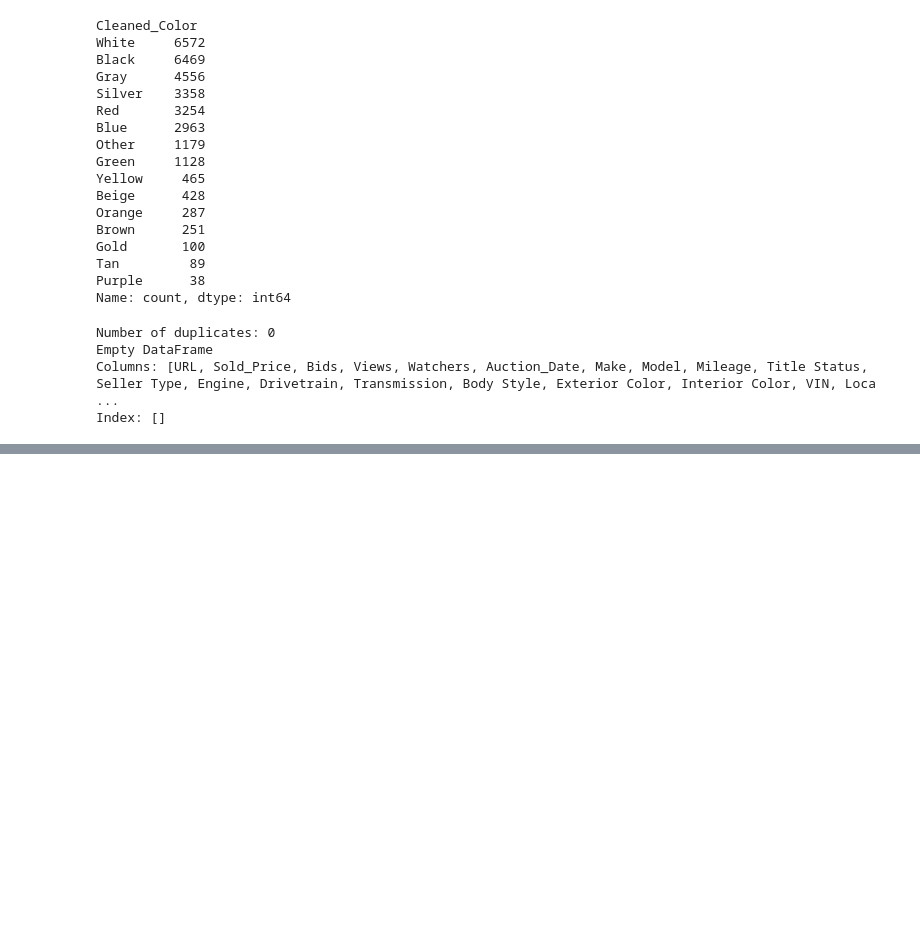
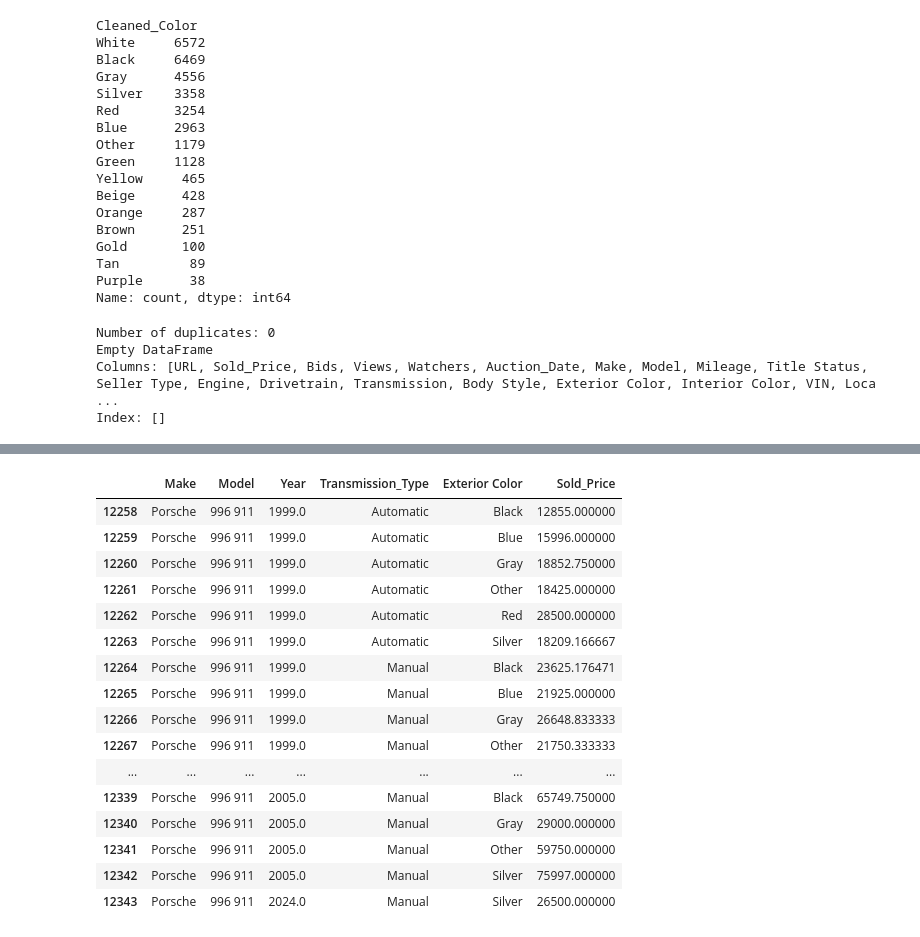
Before and after one commit to nickmiller173/classic_cars, a Jupyter notebook: experimentation/app_options.ipynb, the cells around one changed output, grey strips where cells are left out. Drawn from its saved outputs; the diff is of its cells as text; code cells hidden in the pictures; blank space fills up the shorter version.

```diff
--- a/experimentation/app_options.ipynb
+++ b/experimentation/app_options.ipynb
@@ -297,0 +314,25 @@ Name: count, dtype: int64
+# %%
+# Add .reset_index() at the end
+avg = df.groupby(['Make', 'Model', 'Year', 'Transmission_Type', 'Exterior Color'])['Sold_Price'].mean().reset_index()
+
+# Now this will work perfectly
+porsche = avg[(avg['Make'] == 'Porsche') & (avg['Model'] == '996 911')]
+porsche
+# %% [output]
+|  | Make | Model | Year | Transmission_Type | Exterior Color | Sold_Price |
+| 12258 | Porsche | 996 911 | 1999.0 | Automatic | Black | 12855.000000 |
+| 12259 | Porsche | 996 911 | 1999.0 | Automatic | Blue | 15996.000000 |
+| 12260 | Porsche | 996 911 | 1999.0 | Automatic | Gray | 18852.750000 |
+| 12261 | Porsche | 996 911 | 1999.0 | Automatic | Other | 18425.000000 |
+| 12262 | Porsche | 996 911 | 1999.0 | Automatic | Red | 28500.000000 |
+| 12263 | Porsche | 996 911 | 1999.0 | Automatic | Silver | 18209.166667 |
+| 12264 | Porsche | 996 911 | 1999.0 | Manual | Black | 23625.176471 |
+| 12265 | Porsche | 996 911 | 1999.0 | Manual | Blue | 21925.000000 |
+| 12266 | Porsche | 996 911 | 1999.0 | Manual | Gray | 26648.833333 |
+| 12267 | Porsche | 996 911 | 1999.0 | Manual | Other | 21750.333333 |
+| ... | ... | ... | ... | ... | ... | ... |
+| 12339 | Porsche | 996 911 | 2005.0 | Manual | Black | 65749.750000 |
+| 12340 | Porsche | 996 911 | 2005.0 | Manual | Gray | 29000.000000 |
+| 12341 | Porsche | 996 911 | 2005.0 | Manual | Other | 59750.000000 |
+| 12342 | Porsche | 996 911 | 2005.0 | Manual | Silver | 75997.000000 |
+| 12343 | Porsche | 996 911 | 2024.0 | Manual | Silver | 26500.000000 |
```
Also changed, not shown: parts of 2 cells of this notebook, 1 other file.
